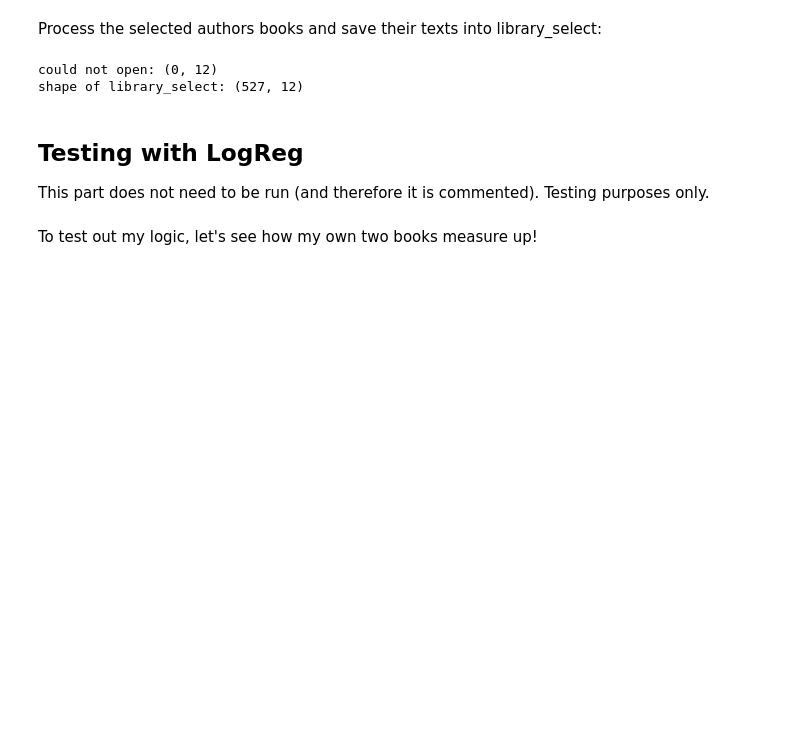
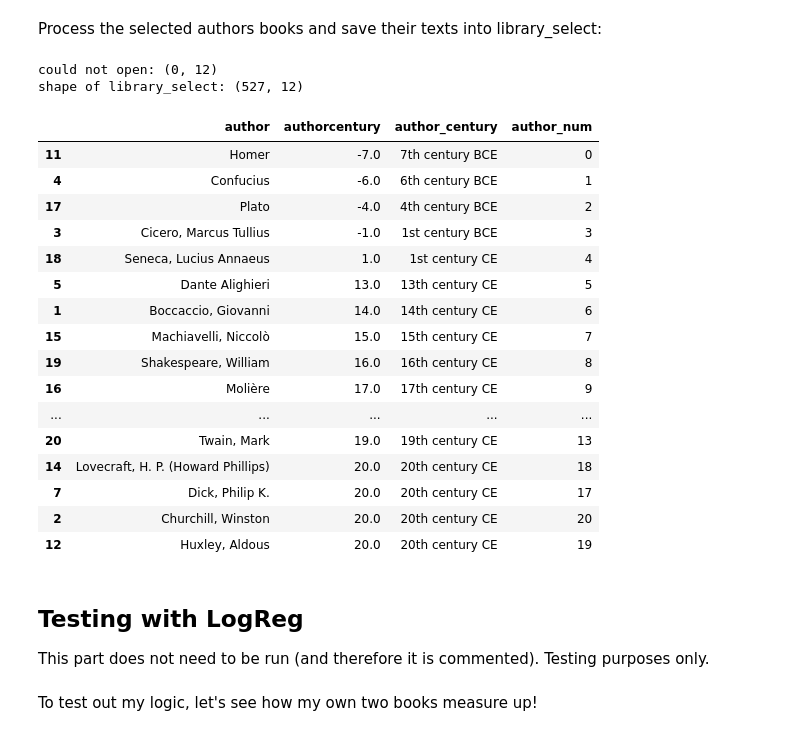
Before and after one commit to tomoumer/discovery_of_writing_differences, a Jupyter notebook: notebooks/data_exploration.ipynb, the cells around one changed output. Cells and saved outputs as stored; diff of their text form; code cells hidden in the pictures; blank space fills up the shorter version.

```diff
--- a/notebooks/data_exploration.ipynb
+++ b/notebooks/data_exploration.ipynb
@@ -618,6 +618,60 @@ for name in names_to_remove:
 # FIXED author names appearing in beginning
 # library_select.to_pickle('../data/library_fixed_author_five.pkl')
 library_select.to_pickle('../data/library_fixed_author_fifty.pkl')
+# %%
+# note: using library_select.sort_values(by='authorcentury')['author'].unique() gives me the same order as I found the author
+# BUT the groupby below orders them alphabetically by name . and hf switched them around
+select_authors= ['Homer',
+ 'Confucius',
+ 'Plato',
+ 'Cicero, Marcus Tullius',
+ 'Seneca, Lucius Annaeus',
+ 'Dante Alighieri',
+ 'Boccaccio, Giovanni',
+ 'Machiavelli, Niccolò',
+ 'Shakespeare, William',
+ 'Molière',
+ 'Jefferson, Thomas',
+ 'Defoe, Daniel',
+ 'Austen, Jane',
+ 'Twain, Mark',
+ 'Doyle, Arthur Conan',
+ 'Dickens, Charles',
+ 'Dumas, Alexandre',
+ 'Dick, Philip K.',
+ 'Lovecraft, H. P. (Howard Phillips)',
+ 'Huxley, Aldous',
+ 'Churchill, Winston']
+
+authors_to_num = {select_authors[i]: i for i in range(len(select_authors))}
+
+authors_df = library_select.groupby('author')[['authorcentury']].min().reset_index().sort_values(by='authorcentury')
+
+authors_df['author_century'] = authors_df['authorcentury'].apply(annotate_century)
+
+authors_df['author_num'] = authors_df['author'].map(authors_to_num)
+
+authors_df.to_pickle('../data/select_authors.pkl')
+# %%
+authors_df
+# %% [output]
+|  | author | authorcentury | author_century | author_num |
+| 11 | Homer | -7.0 | 7th century BCE | 0 |
+| 4 | Confucius | -6.0 | 6th century BCE | 1 |
+| 17 | Plato | -4.0 | 4th century BCE | 2 |
+| 3 | Cicero, Marcus Tullius | -1.0 | 1st century BCE | 3 |
+| 18 | Seneca, Lucius Annaeus | 1.0 | 1st century CE | 4 |
+| 5 | Dante Alighieri | 13.0 | 13th century CE | 5 |
+| 1 | Boccaccio, Giovanni | 14.0 | 14th century CE | 6 |
+| 15 | Machiavelli, Niccolò | 15.0 | 15th century CE | 7 |
+| 19 | Shakespeare, William | 16.0 | 16th century CE | 8 |
+| 16 | Molière | 17.0 | 17th century CE | 9 |
+| ... | ... | ... | ... | ... |
+| 20 | Twain, Mark | 19.0 | 19th century CE | 13 |
+| 14 | Lovecraft, H. P. (Howard Phillips) | 20.0 | 20th century CE | 18 |
+| 7 | Dick, Philip K. | 20.0 | 20th century CE | 17 |
+| 2 | Churchill, Winston | 20.0 | 20th century CE | 20 |
+| 12 | Huxley, Aldous | 20.0 | 20th century CE | 19 |
 # %%
 # testing
 # library_select.loc[library_select['book_content'].str.find('\n\nContents\n\n') > -1]
```
Also changed, not shown: parts of 1 cell of this notebook, 2 other files.
